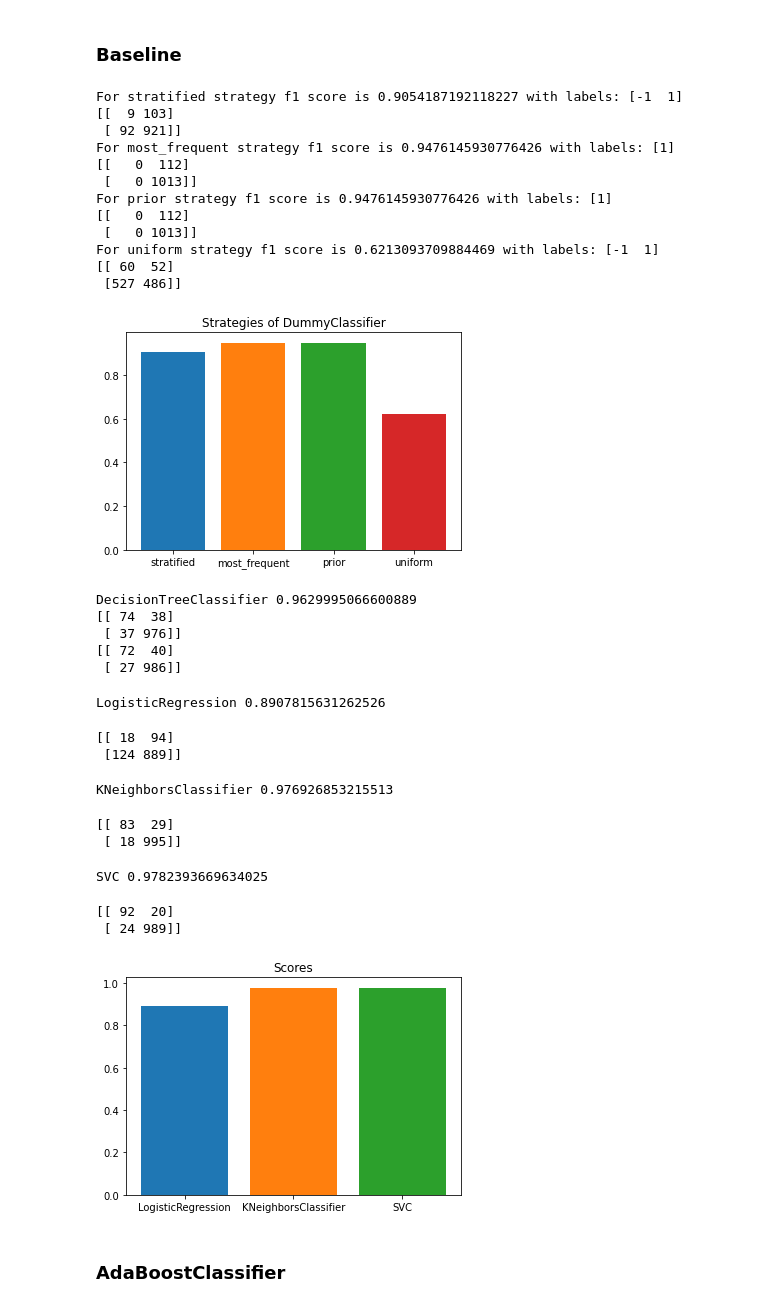
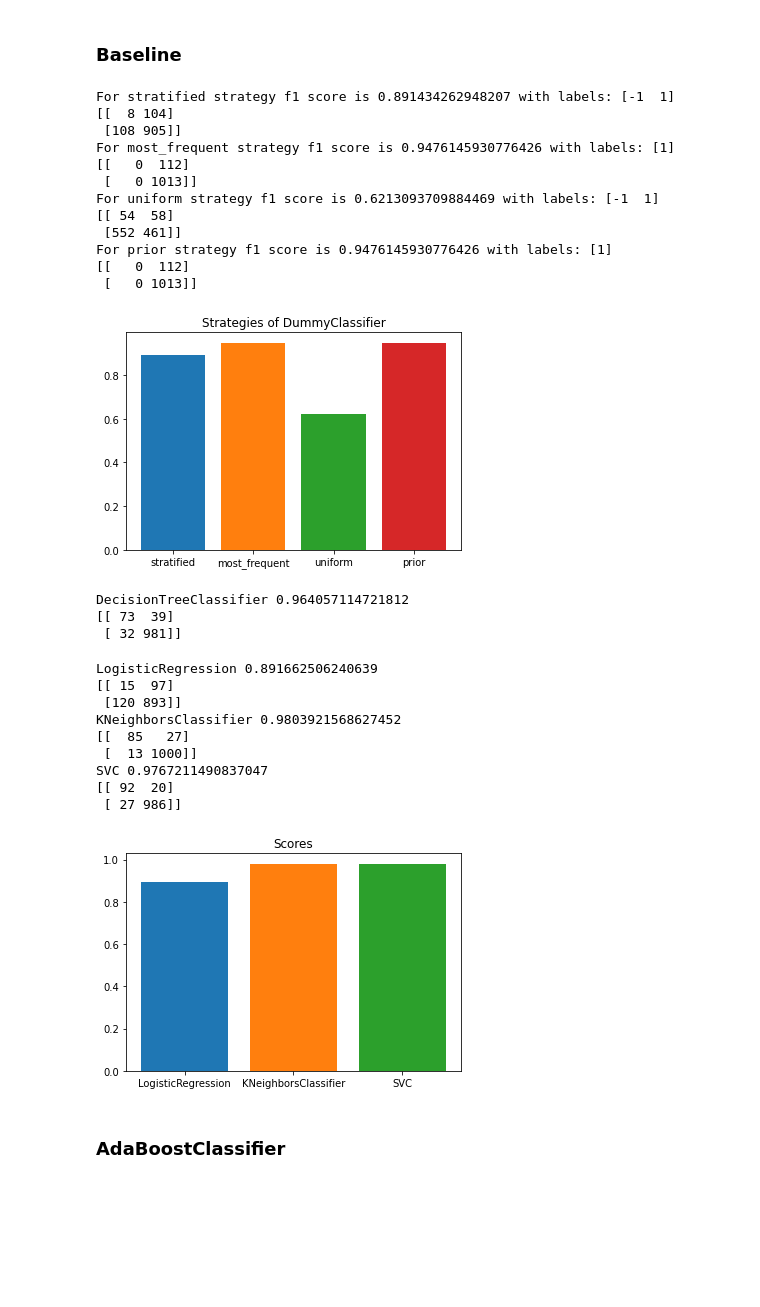
Before and after one commit to opopiol/ML_project, a Jupyter notebook: final_model.ipynb, the cells around one changed output. Saved outputs shown, nothing was run; the diff lists cells and outputs as text; code cells hidden in the pictures; blank space fills up the shorter version.

```diff
--- a/final_model.ipynb
+++ b/final_model.ipynb
@@ -172,50 +176,50 @@ def get_confusion_matrix(classifier):
     :param classifier: classifier
     :return: print(confusion_matrix(y_test, y_pred)): confusion matrix of given classifier
     """
-    m = classifier.fit(X, y)
-    m.fit(X_train, y_train)
+    m = classifier
+    m.fit(X_train, y_train.values.ravel())
     y_pred = m.predict(X_test)
     print(confusion_matrix(y_test, y_pred))
 # %% [markdown]
 ### **Baseline**
 # %%
 #baseline
-strategies = ['stratified', 'most_frequent', 'prior', 'uniform']
+strategies = ['stratified', 'most_frequent', 'uniform', 'prior']
 
 def dummy_base(list):
   """This function returns scores and plot with scores of the given strategies of DummyClassifier
     :param list: list of strategies
     :return: print(f'For {i} strategy score is {dummy_clf_score} with labels: {dummy_labels}'): scores of the strategies given in the list and labels
     :return: plt.bar(i, dummy_clf_score): plot with scores of the strategies given in the list
     :return: get_confusion_matrix(dummy_clf): function returning a confusion matrix
     """
   for i in list:
       dummy_clf = DummyClassifier(strategy=i)
-      dummy_clf.fit(X_train, y_train)
+      dummy_clf.fit(X_train, y_train.values.ravel())
       y_pred = dummy_clf.predict(X_test)
       dummy_clf_score = f1_score(y_test, y_pred)
       dummy_labels = np.unique(dummy_clf.predict(X_test))
       print(f'For {i} strategy f1 score is {dummy_clf_score} with labels: {dummy_labels}')
       get_confusion_matrix(dummy_clf)
 
       plt.title('Strategies of DummyClassifier')
       plt.bar(i, dummy_clf_score)
 
 dummy_base(strategies)
 # %% [output]
-For stratified strategy f1 score is 0.9054187192118227 with labels: [-1  1]
-[[  9 103]
- [ 92 921]]
+For stratified strategy f1 score is 0.891434262948207 with labels: [-1  1]
+[[  8 104]
+ [108 905]]
 For most_frequent strategy f1 score is 0.9476145930776426 with labels: [1]
 [[   0  112]
  [   0 1013]]
+For uniform strategy f1 score is 0.6213093709884469 with labels: [-1  1]
+[[ 54  58]
+ [552 461]]
 For prior strategy f1 score is 0.9476145930776426 with labels: [1]
 [[   0  112]
  [   0 1013]]
-For uniform strategy f1 score is 0.6213093709884469 with labels: [-1  1]
-[[ 60  52]
- [527 486]]
-[figure, old version]
+[figure, new version]
 # %%
 def base_decisiontree_clf():
     """This function returns score of DecisionTreeClassifier
@@ -223,7 +227,7 @@ def base_decisiontree_clf():
     :return: get_confusion_matrix(dtc_clf): function returning a confusion matrix
     """
     dtc_clf = DecisionTreeClassifier().fit(X, y)
-    dtc_clf.fit(X_train, y_train)
+    dtc_clf.fit(X_train, y_train.values.ravel())
     y_pred = dtc_clf.predict(X_test)
     dtc_clf_score = f1_score(y_test, y_pred)
     print(dtc_clf.__class__.__name__, dtc_clf_score)
@@ -231,11 +235,9 @@ def base_decisiontree_clf():
 
 base_decisiontree_clf()
 # %% [output]
-DecisionTreeClassifier 0.9629995066600889
-[[ 74  38]
- [ 37 976]]
-[[ 72  40]
- [ 27 986]]
+DecisionTreeClassifier 0.964057114721812
+[[ 73  39]
+ [ 32 981]]
 # %%
 log_clf = LogisticRegression(random_state=0, max_iter = 1000)
 knn_clf = KNeighborsClassifier()
@@ -252,7 +254,7 @@ def clf_scores(list):
     :return: get_confusion_matrix(clf): function returning a confusion matrix
     """
   for clf in list:
-    clf.fit(X_train, y_train)
+    clf.fit(X_train, y_train.values.ravel())
     y_pred = clf.predict(X_test)
     clf_score = f1_score(y_test, y_pred)
     print(clf.__class__.__name__, clf_score)
@@ -264,15 +266,15 @@ def clf_scores(list):
 
 clf_scores(clf_list)
 # %% [output]
-LogisticRegression 0.8907815631262526
+LogisticRegression 0.891662506240639
+[[ 15  97]
+ [120 893]]
+KNeighborsClassifier 0.9803921568627452
+[[  85   27]
+ [  13 1000]]
+SVC 0.9767211490837047
+[[ 92  20]
+ [ 27 986]]
-[[ 18  94]
- [124 889]]
-KNeighborsClassifier 0.976926853215513
-[[ 83  29]
- [ 18 995]]
-SVC 0.9782393669634025
-[[ 92  20]
- [ 24 989]]
 [figure]
 # %% [markdown]
 ### **AdaBoostClassifier**
```
Also changed, not shown: parts of 8 cells of this notebook.
